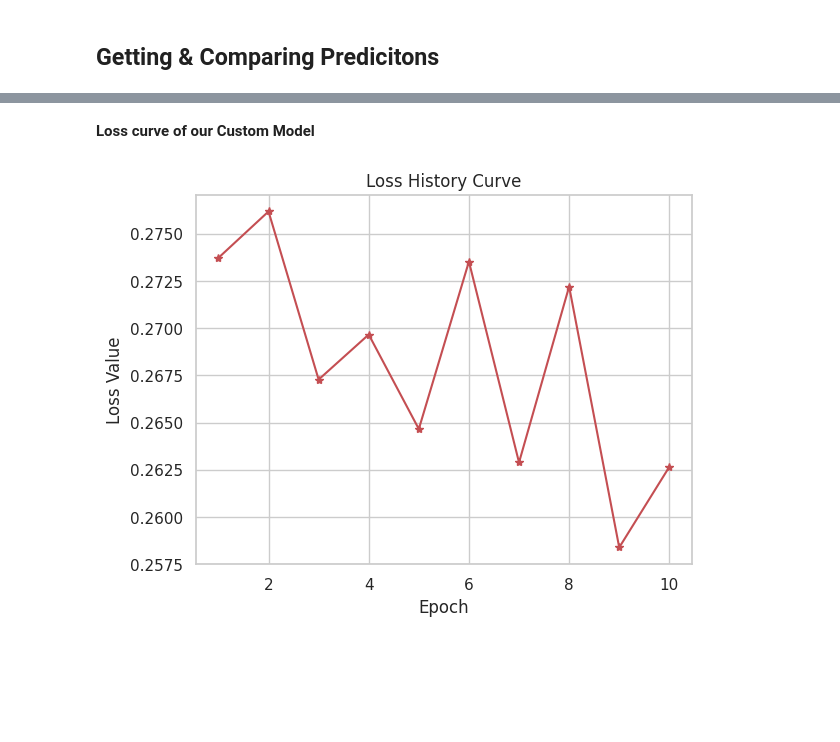
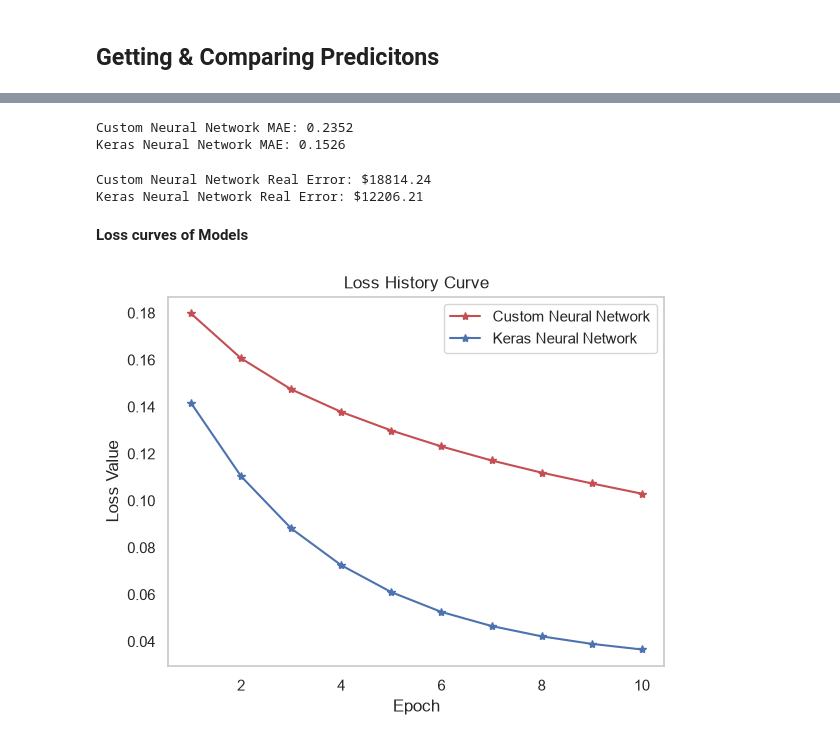
Before and after one commit to KossKokos/CustomNeuralNetwork, a Jupyter notebook: CustomNeuralNetwork.ipynb, the cells around one changed output, grey strips where cells are left out. Cells and saved outputs as stored; diff of their text form; code cells hidden in the pictures; blank space fills up the shorter version.

Commit message:
updated README.md; compared results on test data

```diff
--- a/CustomNeuralNetwork.ipynb
+++ b/CustomNeuralNetwork.ipynb
@@ -107,0 +105,6 @@ X.shape, y.shape
+# %%
+scaler = StandardScaler()
+X = scaler.fit_transform(X) # fit scaler and transform our data
+y = y / y.max() # scale target to be between 0 and 1
+print(X[:5], )
+print(y[:5])
@@ -107,0 +123,3 @@ X.shape, y.shape
+# %%
+X, y = np.array(X, dtype="float32"), np.array(y, dtype="float32")
+X.dtype, y.dtype
@@ -532,0 +575,3 @@ X_test, y_test = X[400:], y[400:]
+# %%
+X_train, X_test, y_train, y_test = train_test_split(X, y, test_size=0.2, random_state=42)
+X_train.shape, X_test.shape, y_train.shape, y_test.shape
@@ -594,21 +616,22 @@ def plot_predictions(x_axis, y_true, y_pred, title, x_label, y_label):
 ## Train tf.Keras Model with the Same Parameters
 # %%
 np.random.seed(42)
-model = tf.keras.Sequential([
-    tf.keras.layers.Dense(16, input_shape=(5,), activation='tanh'),
+keras_model = tf.keras.Sequential([
+    tf.keras.layers.InputLayer(shape=(X_train.shape[1],)),
+    tf.keras.layers.Dense(16, activation='tanh'),
     tf.keras.layers.Dense(16, activation='relu'),
     tf.keras.layers.Dense(32, activation='relu'),
     tf.keras.layers.Dense(8, activation='softplus'),
     tf.keras.layers.Dense(1, activation='linear'),
 ])
 
-model.summary()
+keras_model.summary()
 
-model.compile(
+keras_model.compile(
     loss='mse',
     optimizer=tf.keras.optimizers.SGD(learning_rate=0.001),
     metrics=['mse']
 )
 
-model.fit(X_train, y_train, epochs=10)
+keras_loss_history = keras_model.fit(X_train, y_train, epochs=10, batch_size=32)
 # %% [output]
@@ -698,14 +679,34 @@ plot_predictions(
-# %% [markdown]
-__Loss curve of our Custom Model__
+# %%
+custom_mae = mean_absolute_error(y_test, y_pred_custom)
+keras_mae = mean_absolute_error(y_test, y_pred_keras)
+print(f"Custom Neural Network MAE: {custom_mae:.4f}")
+print(f"Keras Neural Network MAE: {keras_mae:.4f}")
+# %% [output]
+Custom Neural Network MAE: 0.2352
+Keras Neural Network MAE: 0.1526
+# %%
+custom_real_error = custom_mae * 80000
+keras_real_error = keras_mae * 80000
+print(f"Custom Neural Network Real Error: ${custom_real_error:.2f}")
+print(f"Keras Neural Network Real Error: ${keras_real_error:.2f}")
+# %% [output]
+Custom Neural Network Real Error: $18814.24
+Keras Neural Network Real Error: $12206.21
+# %% [markdown]
+__Loss curves of Models__
 # %%
-def plot_loss_history(epochs, loss_history):
-  plt.plot(epochs, custom_nn.loss_history, '*-r')
+def plot_loss_history(epochs, loss_history_1, loss_history_2):
+  plt.plot(epochs, loss_history_1, '*-r')
+  plt.plot(epochs, loss_history_2, '*-b')
+
   plt.title(f"Loss History Curve")
   plt.xlabel('Epoch')
   plt.ylabel('Loss Value')
+  plt.legend(['Custom Neural Network', 'Keras Neural Network'])
+  plt.grid()
   plt.show()
 
 epochs = np.arange(1, 11)
-plot_loss_history(epochs, custom_nn.loss_history)
+plot_loss_history(epochs, custom_nn.loss_history, keras_loss_history.history['loss'])
 # %% [output]
-[figure, old version]
+[figure, new version]
```
Also changed, not shown: parts of 31 cells of this notebook, 1 other file.
